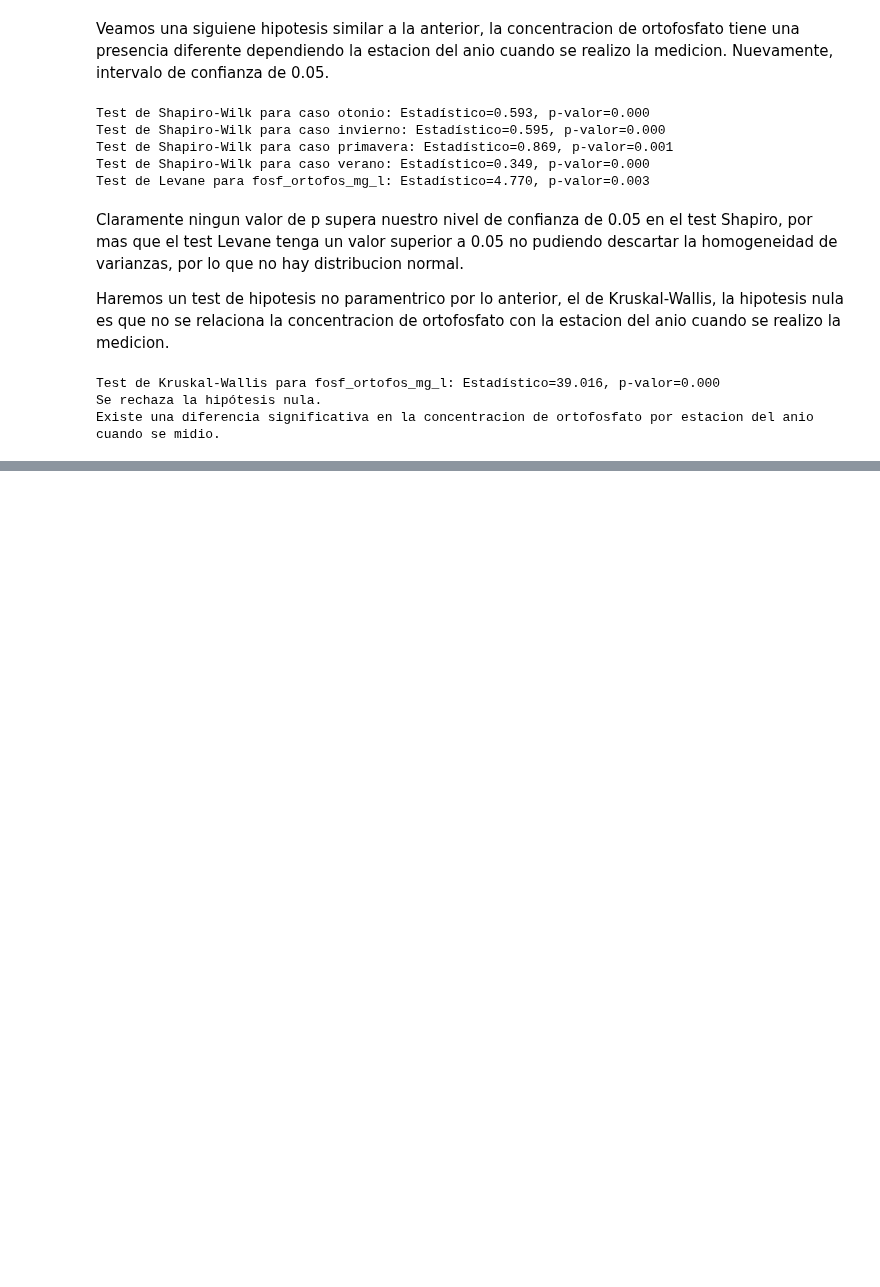
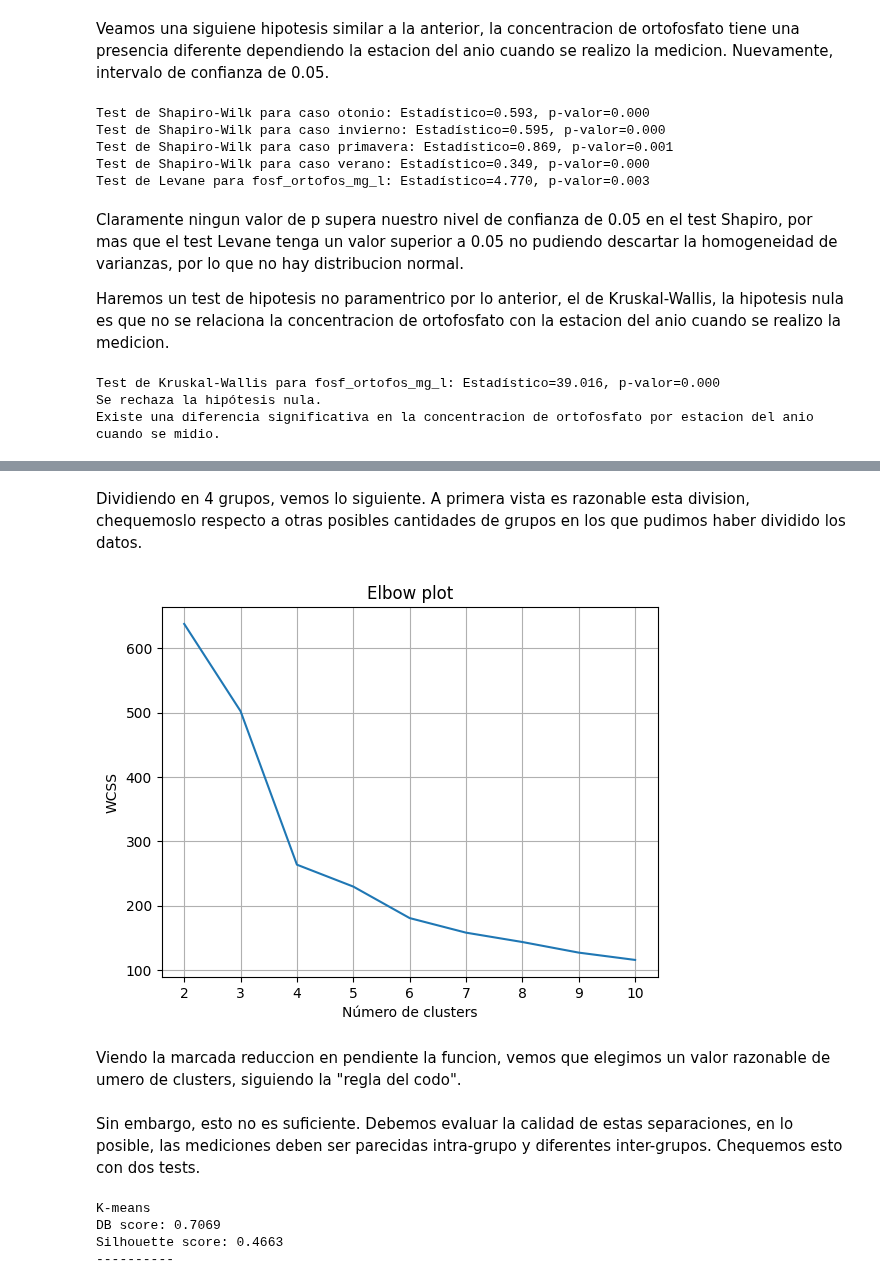
Before and after one commit to MaximoReynoso/TrabajoEspecial, a Jupyter notebook: TrabajoEspecial.ipynb, the cells around one changed output, grey strips where cells are left out. Drawn from its saved outputs; the diff is of its cells as text; code cells hidden in the pictures; blank space fills up the shorter version.

```diff
--- a/TrabajoEspecial.ipynb
+++ b/TrabajoEspecial.ipynb
@@ -460,0 +546,51 @@ Existe una diferencia significativa en la concentracion de ortofosfato por estac
+# %% [markdown]
+Dividiendo en 4 grupos, vemos lo siguiente. A primera vista es razonable esta division, chequemoslo respecto a otras posibles cantidades de grupos en los que pudimos haber dividido los datos.
+# %%
+wcss = []
+for k in range(2, 11):
+    kmeans = KMeans(n_clusters=k, random_state=10)
+    kmeans.fit(principalComponents)
+    wcss.append(kmeans.inertia_)
+
+# graficamos el elbow plot
+plt.plot(range(2, 11), wcss)
+plt.title('Elbow plot')
+plt.grid("True")
+plt.xlabel('Número de clusters')
+plt.ylabel('WCSS')
+plt.show()
+# %% [output]
+[figure, added]
+# %% [markdown]
+Viendo la marcada reduccion en pendiente la funcion, vemos que elegimos un valor razonable de umero de clusters, siguiendo la "regla del codo".
+# %% [markdown]
+Sin embargo, esto no es suficiente. Debemos evaluar la calidad de estas separaciones, en lo posible, las mediciones deben ser parecidas intra-grupo y diferentes inter-grupos. Chequemos esto con dos tests.
+# %%
+from sklearn.metrics import davies_bouldin_score, silhouette_score
+
+# inicializamos listas con los resultados de cada algoritmo y los nombres de los
+# algoritmos
+clusters_to_compare = [clusters_kmeans]
+clustering_methods = ['K-means']
+
+# inicializamos vectores donde iremos guardando los resultados
+db_scores = np.zeros(len(clusters_to_compare))
+silhouette_scores = np.zeros(len(clusters_to_compare))
+
+# por cada uno de los métodos
+for i in range(len(clusters_to_compare)):
+  # calculamos las métricas
+  db_scores[i] = davies_bouldin_score(principalComponents, clusters_to_compare[i])
+  silhouette_scores[i] = silhouette_score(principalComponents, clusters_to_compare[i])
+  # las imprimimos
+  print(clustering_methods[i])
+  print('DB score: {:.4f}'.format(db_scores[i]))
+  print('Silhouette score: {:.4f}'.format(silhouette_scores[i]))
+  print('----------')
+
+plt.show()
+# %% [output]
+K-means
+DB score: 0.7069
+Silhouette score: 0.4663
+----------
```
Also changed, not shown: parts of 15 cells of this notebook.
